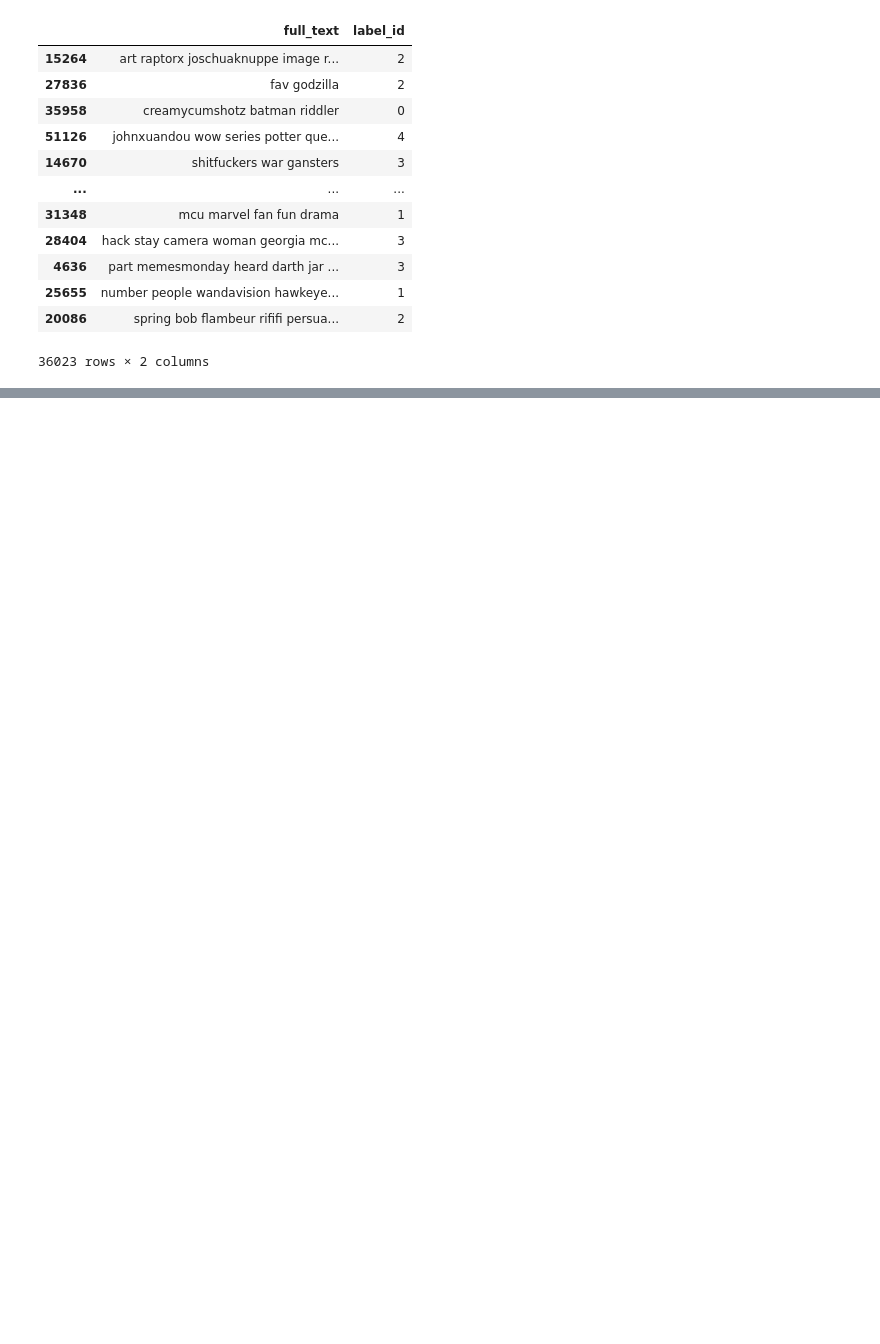
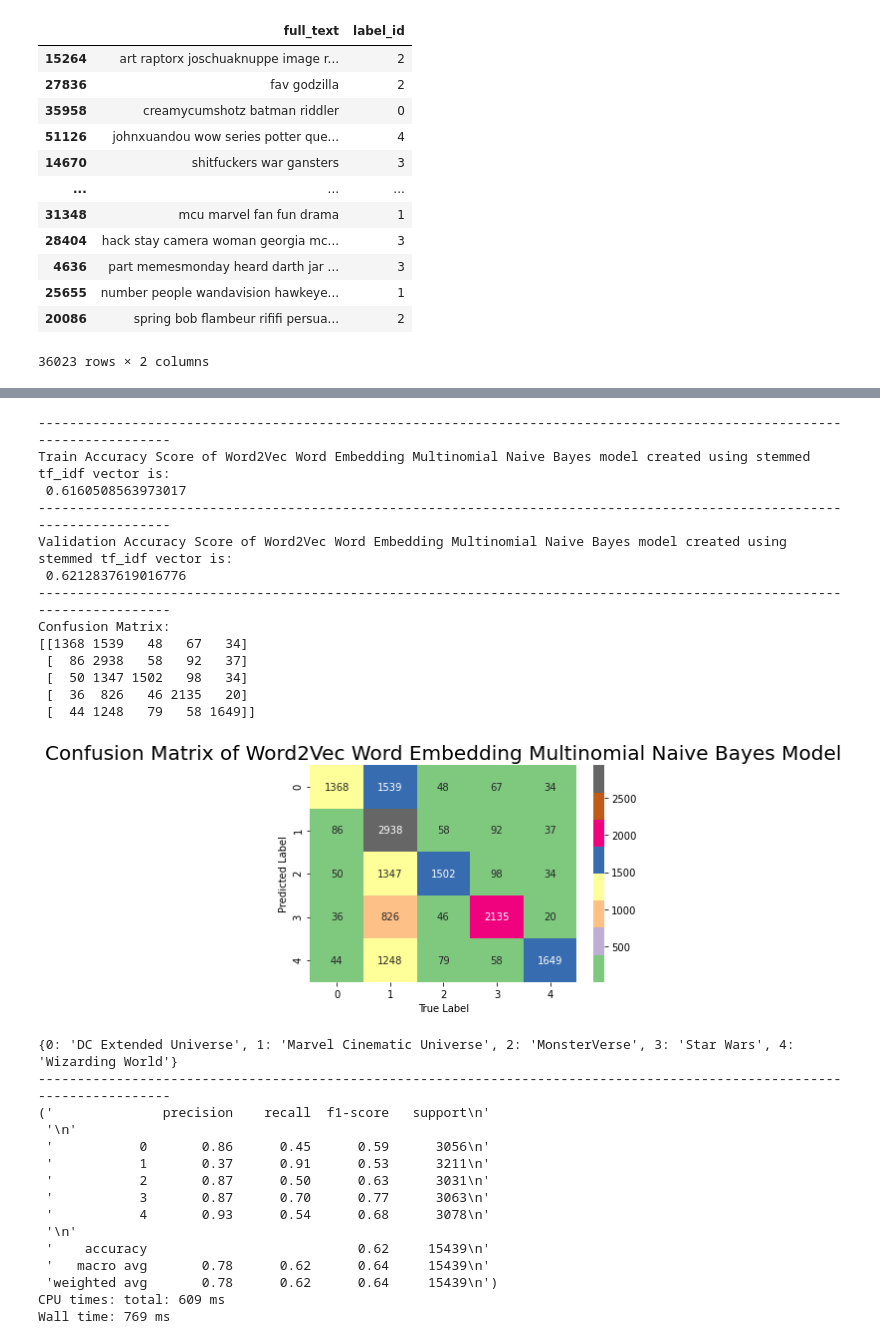
Before and after one commit to manavpatadia/Mca_Lab_Practicals, a Jupyter notebook: Semester 1/E3_NLP/Case_Study/Case_study_NLP.ipynb, the cells around one changed output, grey strips where cells are left out. Cells and saved outputs as stored; diff of their text form; code cells hidden in the pictures; blank space fills up the shorter version.

```diff
--- a/Semester 1/E3_NLP/Case_Study/Case_study_NLP.ipynb
+++ b/Semester 1/E3_NLP/Case_Study/Case_study_NLP.ipynb
@@ -1115,0 +1133,9 @@ final_accuracy_df.to_csv("output/final_accuracy_final.csv")
+# %%
+%%time
+w2v_vectorizer = Word2VecVectorizer()
+
+X_train_emb_w2v = w2v_vectorizer.fit_transform(train_emb.full_text)
+y_train_emb_w2v = train_emb.label_id
+
+X_valid_emb_w2v = w2v_vectorizer.transform(valid_emb.full_text)
+y_valid_emb_w2v = valid_emb.label_id
@@ -1115,0 +1153,11 @@ final_accuracy_df.to_csv("output/final_accuracy_final.csv")
+# %%
+%%time
+X_test_emb_w2v = []
+classes = {0: 'DC Extended Universe', 1: 'Marvel Cinematic Universe', 2: 'MonsterVerse', 3: 'Star Wars', 4: 'Wizarding World'}
+for i in df_rottentomatoes_reviews.index:
+    test_text = df_rottentomatoes_reviews["review"][i]
+    test_text = preprocess_doc(test_text, stem = False, lemma = True, stop_wrds = True, selected_tags = selected_tags)
+    X_test_emb_w2v.append(test_text)
+X_test_emb_w2v = [" ".join(l) for l in X_test_emb_w2v]
+X_test_emb_w2v = pd.Series(X_test_emb_w2v)
+X_test_emb_w2v[:2]
@@ -1115,0 +1177,5 @@ final_accuracy_df.to_csv("output/final_accuracy_final.csv")
+# %%
+%%time
+min_max_scaler = MinMaxScaler()
+X_train_emb_w2v_scaled = min_max_scaler.fit_transform(X_train_emb_w2v)
+X_valid_emb_w2v_scaled = min_max_scaler.transform(X_valid_emb_w2v)
@@ -1115,0 +1185,35 @@ final_accuracy_df.to_csv("output/final_accuracy_final.csv")
+# %%
+%%time
+we_w2v_multi_naive_bayes_model = MultinomialNB()
+we_w2v_multi_naive_bayes_model, score_we_w2v_mnb = evaluate_model(X_train_emb_w2v_scaled, y_train_emb_w2v, X_valid_emb_w2v_scaled, y_valid_emb_w2v, classes,
+                                         we_w2v_multi_naive_bayes_model, "Word2Vec Word Embedding Multinomial Naive Bayes", "we_w2v_multi_naive_bayes_model.pkl", fresh_load=True)
+# %% [output]
+------------------------------------------------------------------------------------------------------------------------
+Train Accuracy Score of Word2Vec Word Embedding Multinomial Naive Bayes model created using stemmed tf_idf vector is:
+ 0.6160508563973017
+------------------------------------------------------------------------------------------------------------------------
+Validation Accuracy Score of Word2Vec Word Embedding Multinomial Naive Bayes model created using stemmed tf_idf vector is:
+ 0.6212837619016776
+------------------------------------------------------------------------------------------------------------------------
+Confusion Matrix:
+[[1368 1539   48   67   34]
+ [  86 2938   58   92   37]
+ [  50 1347 1502   98   34]
+ [  36  826   46 2135   20]
+ [  44 1248   79   58 1649]]
+[figure, added]
+{0: 'DC Extended Universe', 1: 'Marvel Cinematic Universe', 2: 'MonsterVerse', 3: 'Star Wars', 4: 'Wizarding World'}
+------------------------------------------------------------------------------------------------------------------------
+('              precision    recall  f1-score   support\n'
+ '\n'
+ '           0       0.86      0.45      0.59      3056\n'
+ '           1       0.37      0.91      0.53      3211\n'
+ '           2       0.87      0.50      0.63      3031\n'
+ '           3       0.87      0.70      0.77      3063\n'
+ '           4       0.93      0.54      0.68      3078\n'
+ '\n'
+ '    accuracy                           0.62     15439\n'
+ '   macro avg       0.78      0.62      0.64     15439\n'
+ 'weighted avg       0.78      0.62      0.64     15439\n')
+CPU times: total: 609 ms
+Wall time: 769 ms
```
Also changed, not shown: parts of 70 cells of this notebook, 40 other files.
